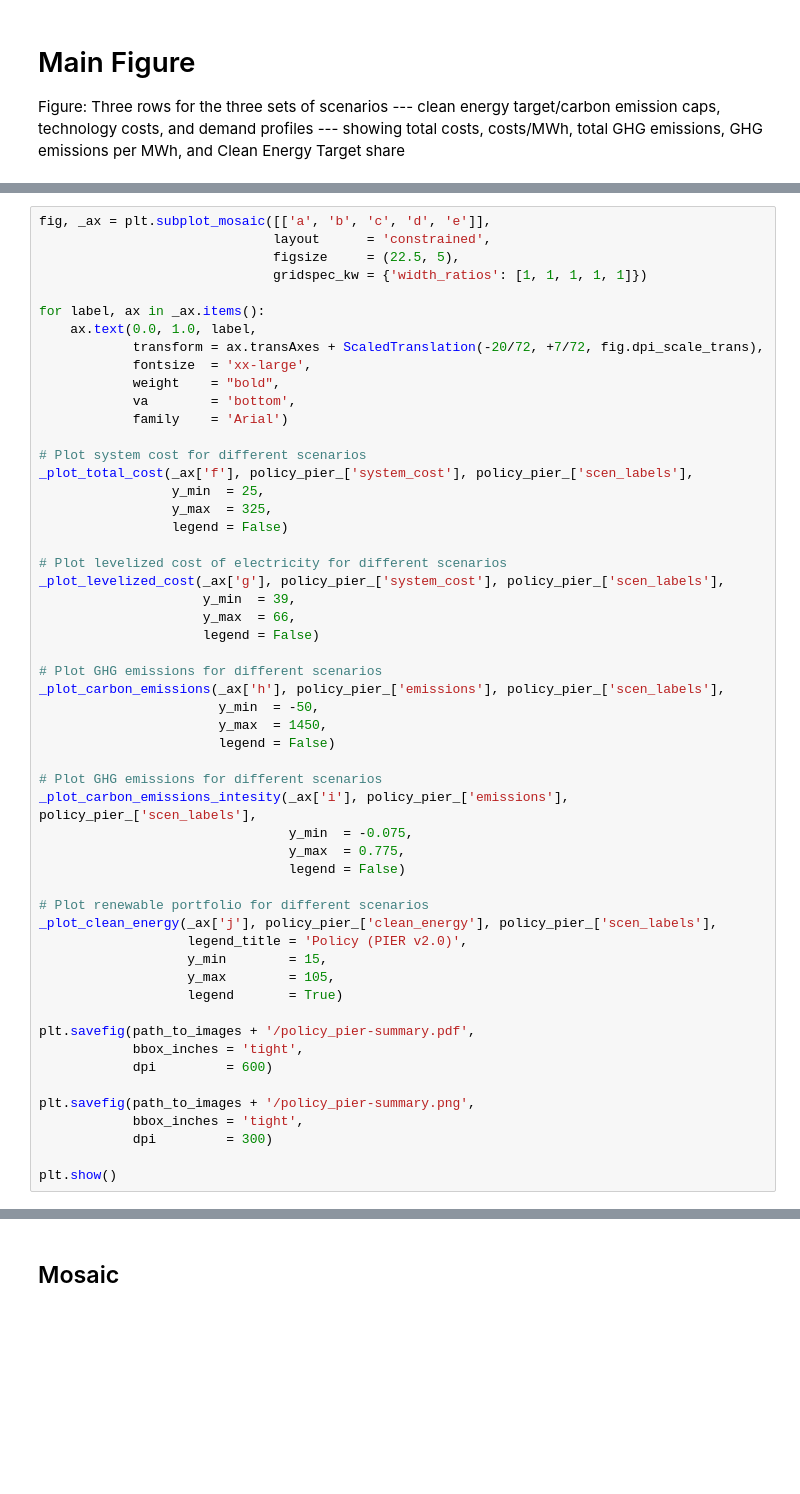
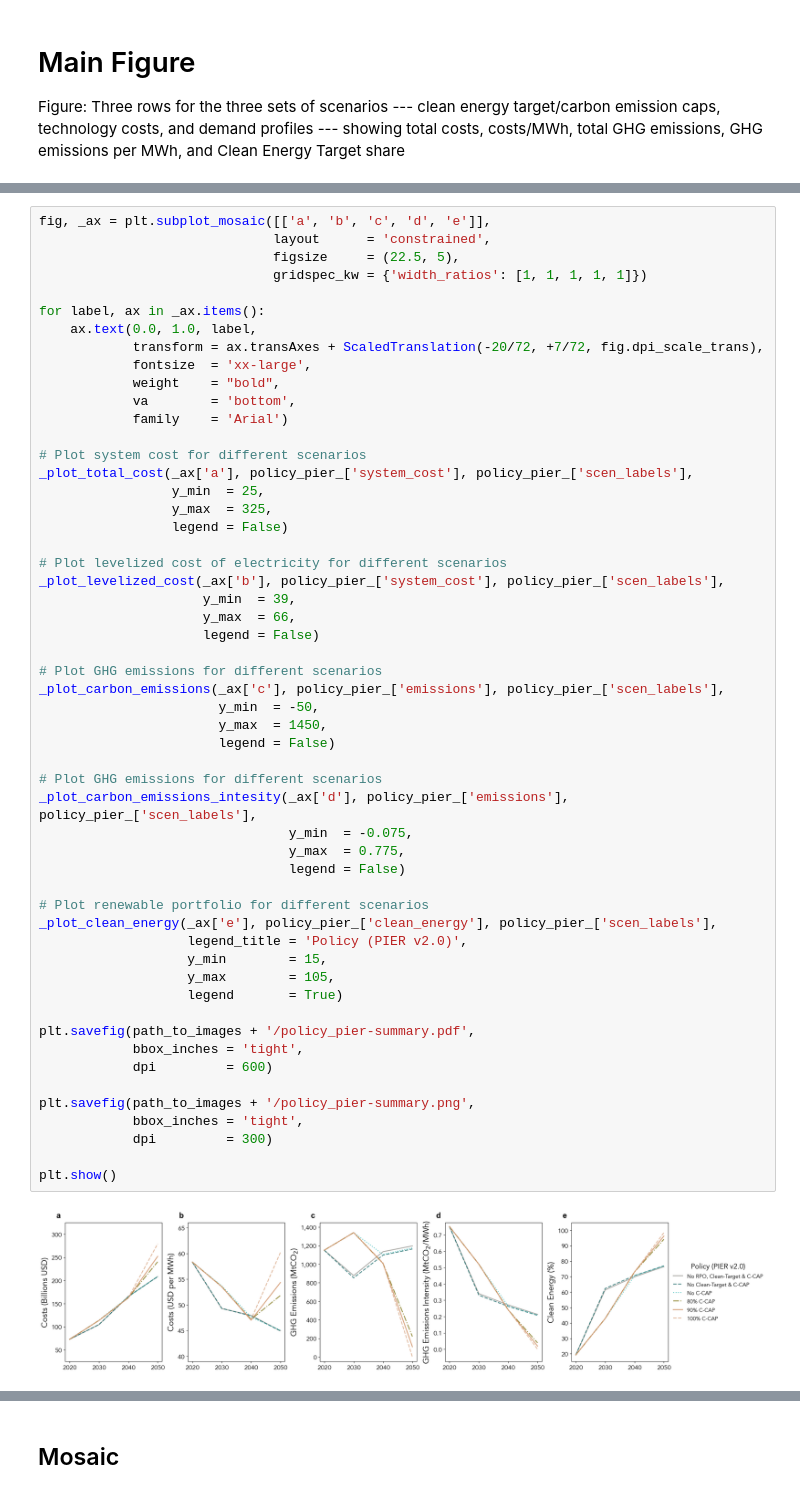
Before and after one commit to cetlab-ucsb/gridpath_india_viz, a Jupyter notebook: software/system_level-summary.ipynb, the cells around one changed output, grey strips where cells are left out. Saved outputs shown, nothing was run; the diff lists cells and outputs as text; blank space fills up the shorter version.

```diff
--- a/software/system_level-summary.ipynb
+++ b/software/system_level-summary.ipynb
@@ -973,45 +1005,47 @@ for label, ax in _ax.items():
             family    = 'Arial')
 
 # Plot system cost for different scenarios
-_plot_total_cost(_ax['f'], policy_pier_['system_cost'], policy_pier_['scen_labels'],
+_plot_total_cost(_ax['a'], policy_pier_['system_cost'], policy_pier_['scen_labels'],
                  y_min  = 25,
                  y_max  = 325,
                  legend = False)
 
 # Plot levelized cost of electricity for different scenarios
-_plot_levelized_cost(_ax['g'], policy_pier_['system_cost'], policy_pier_['scen_labels'],
+_plot_levelized_cost(_ax['b'], policy_pier_['system_cost'], policy_pier_['scen_labels'],
                      y_min  = 39,
                      y_max  = 66,
                      legend = False)
 
 # Plot GHG emissions for different scenarios
-_plot_carbon_emissions(_ax['h'], policy_pier_['emissions'], policy_pier_['scen_labels'],
+_plot_carbon_emissions(_ax['c'], policy_pier_['emissions'], policy_pier_['scen_labels'],
                        y_min  = -50,
                        y_max  = 1450,
                        legend = False)
 
 # Plot GHG emissions for different scenarios
-_plot_carbon_emissions_intesity(_ax['i'], policy_pier_['emissions'], policy_pier_['scen_labels'],
+_plot_carbon_emissions_intesity(_ax['d'], policy_pier_['emissions'], policy_pier_['scen_labels'],
                                 y_min  = -0.075,
                                 y_max  = 0.775,
                                 legend = False)
 
 # Plot renewable portfolio for different scenarios
-_plot_clean_energy(_ax['j'], policy_pier_['clean_energy'], policy_pier_['scen_labels'],
+_plot_clean_energy(_ax['e'], policy_pier_['clean_energy'], policy_pier_['scen_labels'],
                    legend_title = 'Policy (PIER v2.0)',
                    y_min        = 15,
                    y_max        = 105,
                    legend       = True)
 
 plt.savefig(path_to_images + '/policy_pier-summary.pdf',
             bbox_inches = 'tight',
             dpi         = 600)
 
 plt.savefig(path_to_images + '/policy_pier-summary.png',
             bbox_inches = 'tight',
             dpi         = 300)
 
 plt.show()
+# %% [output]
+[figure, added]
 # %%
 tech_cost_                 = {}
 tech_cost_['scen_labels']  = pd.read_csv(path_to_csvs + '/tech_cost-scenario_labels.csv')
```
Also changed, not shown: parts of 10 cells of this notebook, 3 other files.
